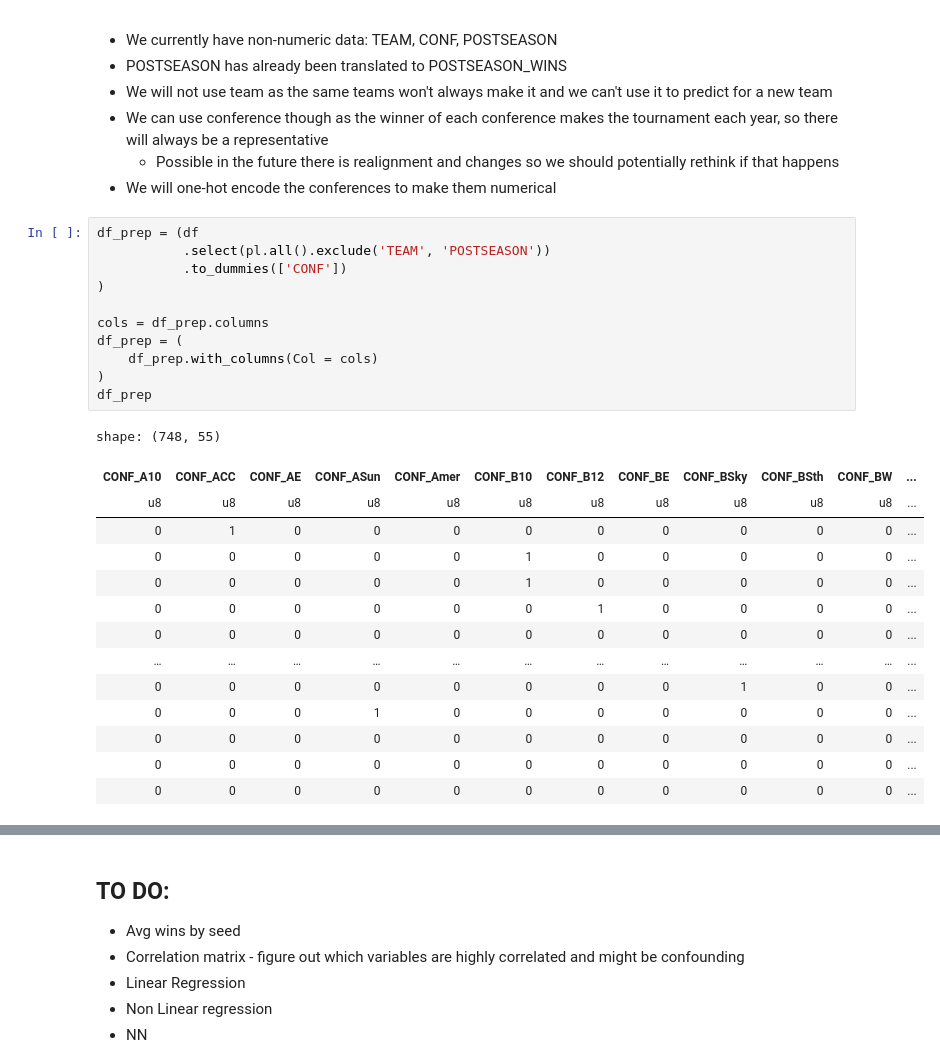
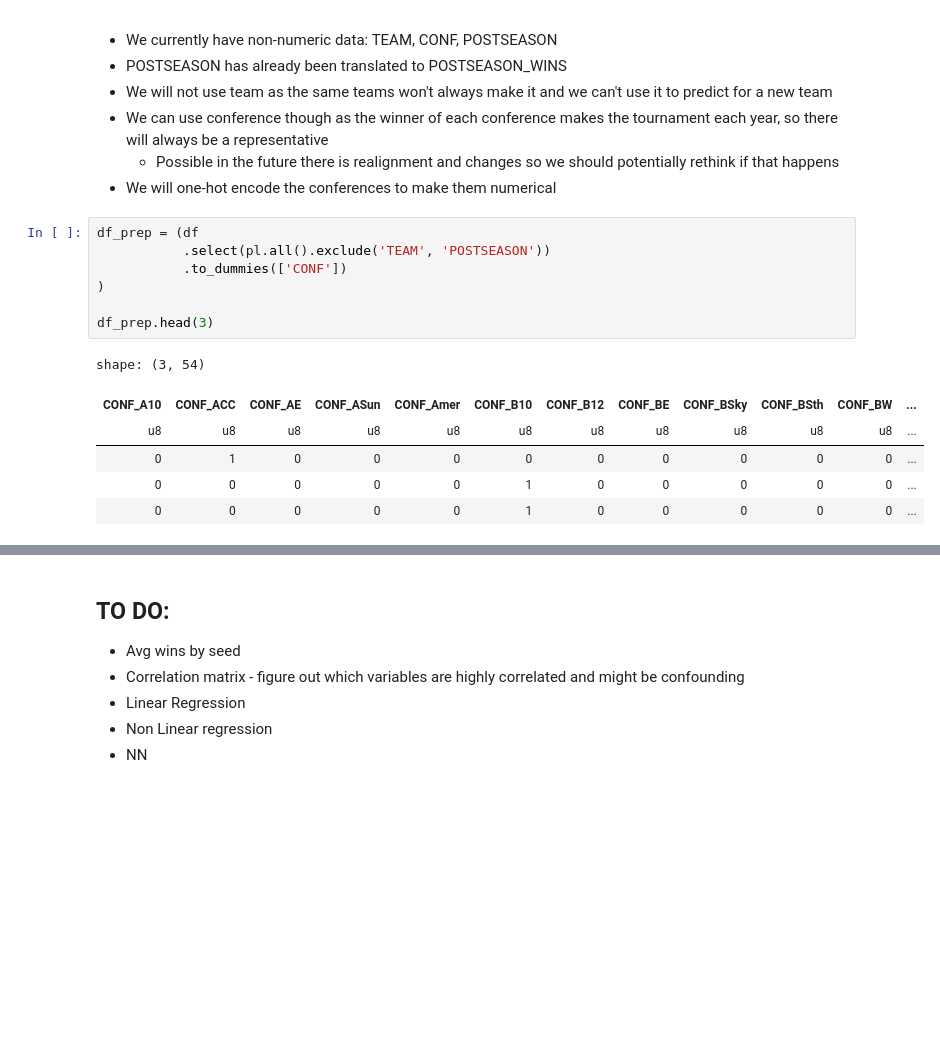
Before and after one commit to ryan-algier/basketball_bracket, a Jupyter notebook: code/data_prep.ipynb, the cells around one changed output, grey strips where cells are left out. Drawn from its saved outputs; the diff is of its cells as text; blank space fills up the shorter version.

```diff
--- a/code/data_prep.ipynb
+++ b/code/data_prep.ipynb
@@ -54,26 +61,14 @@ shape: (16, 2)
 # %%
 df_prep = (df
            .select(pl.all().exclude('TEAM', 'POSTSEASON'))
            .to_dummies(['CONF'])
 )
 
-cols = df_prep.columns
-df_prep = (
-    df_prep.with_columns(Col = cols)
-)
-df_prep
+df_prep.head(3)
 # %% [output]
-shape: (748, 55)
+shape: (3, 54)
 | CONF_A10 | CONF_ACC | CONF_AE | CONF_ASun | CONF_Amer | CONF_B10 | CONF_B12 | CONF_BE | CONF_BSky | CONF_BSth | CONF_BW | ... |
 | u8 | u8 | u8 | u8 | u8 | u8 | u8 | u8 | u8 | u8 | u8 | ... |
 | 0 | 1 | 0 | 0 | 0 | 0 | 0 | 0 | 0 | 0 | 0 | ... |
 | 0 | 0 | 0 | 0 | 0 | 1 | 0 | 0 | 0 | 0 | 0 | ... |
 | 0 | 0 | 0 | 0 | 0 | 1 | 0 | 0 | 0 | 0 | 0 | ... |
-| 0 | 0 | 0 | 0 | 0 | 0 | 1 | 0 | 0 | 0 | 0 | ... |
-| 0 | 0 | 0 | 0 | 0 | 0 | 0 | 0 | 0 | 0 | 0 | ... |
-| … | … | … | … | … | … | … | … | … | … | … | ... |
-| 0 | 0 | 0 | 0 | 0 | 0 | 0 | 0 | 1 | 0 | 0 | ... |
-| 0 | 0 | 0 | 1 | 0 | 0 | 0 | 0 | 0 | 0 | 0 | ... |
-| 0 | 0 | 0 | 0 | 0 | 0 | 0 | 0 | 0 | 0 | 0 | ... |
-| 0 | 0 | 0 | 0 | 0 | 0 | 0 | 0 | 0 | 0 | 0 | ... |
-| 0 | 0 | 0 | 0 | 0 | 0 | 0 | 0 | 0 | 0 | 0 | ... |
```
Also changed, not shown: parts of 10 cells of this notebook, 2 other files.
